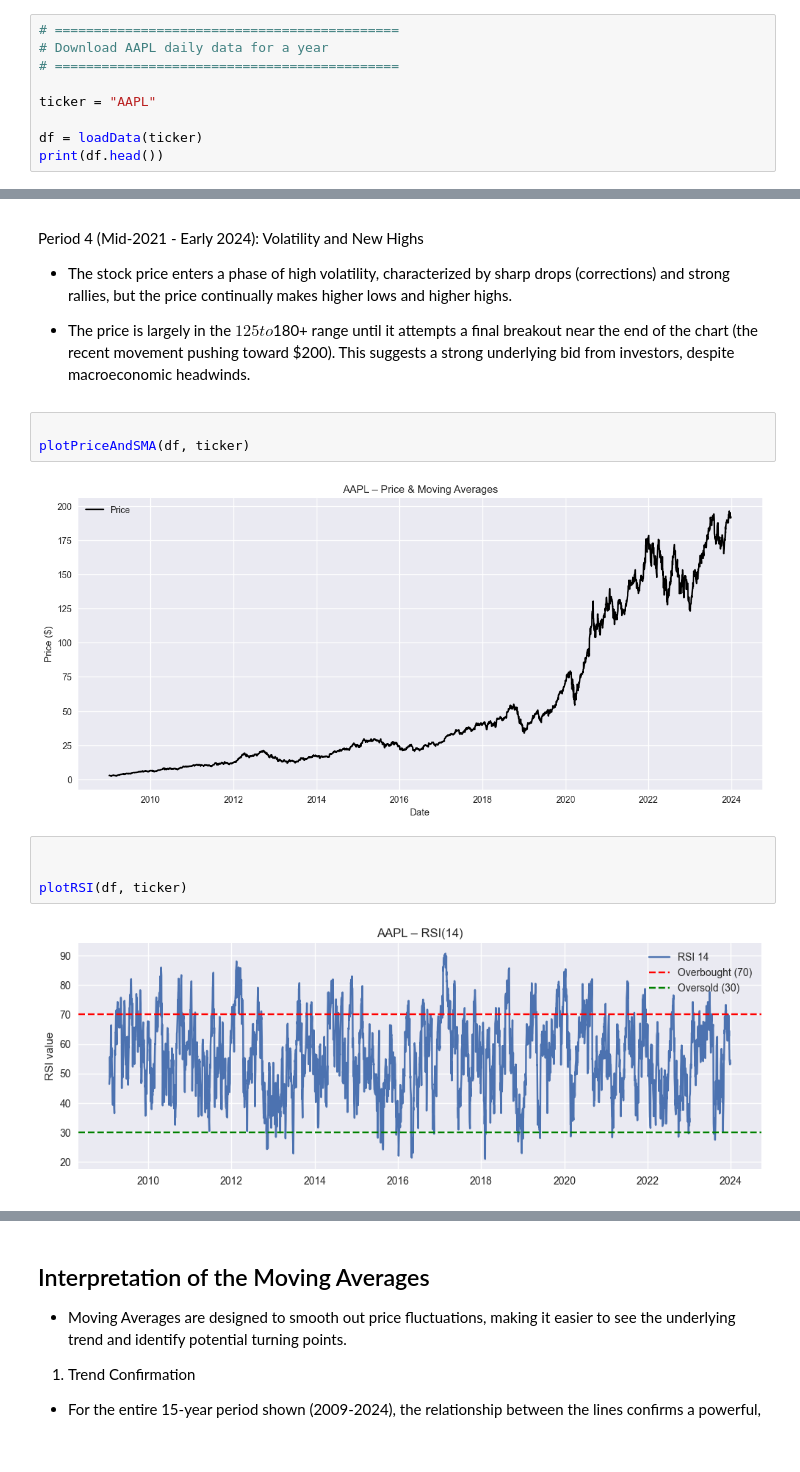
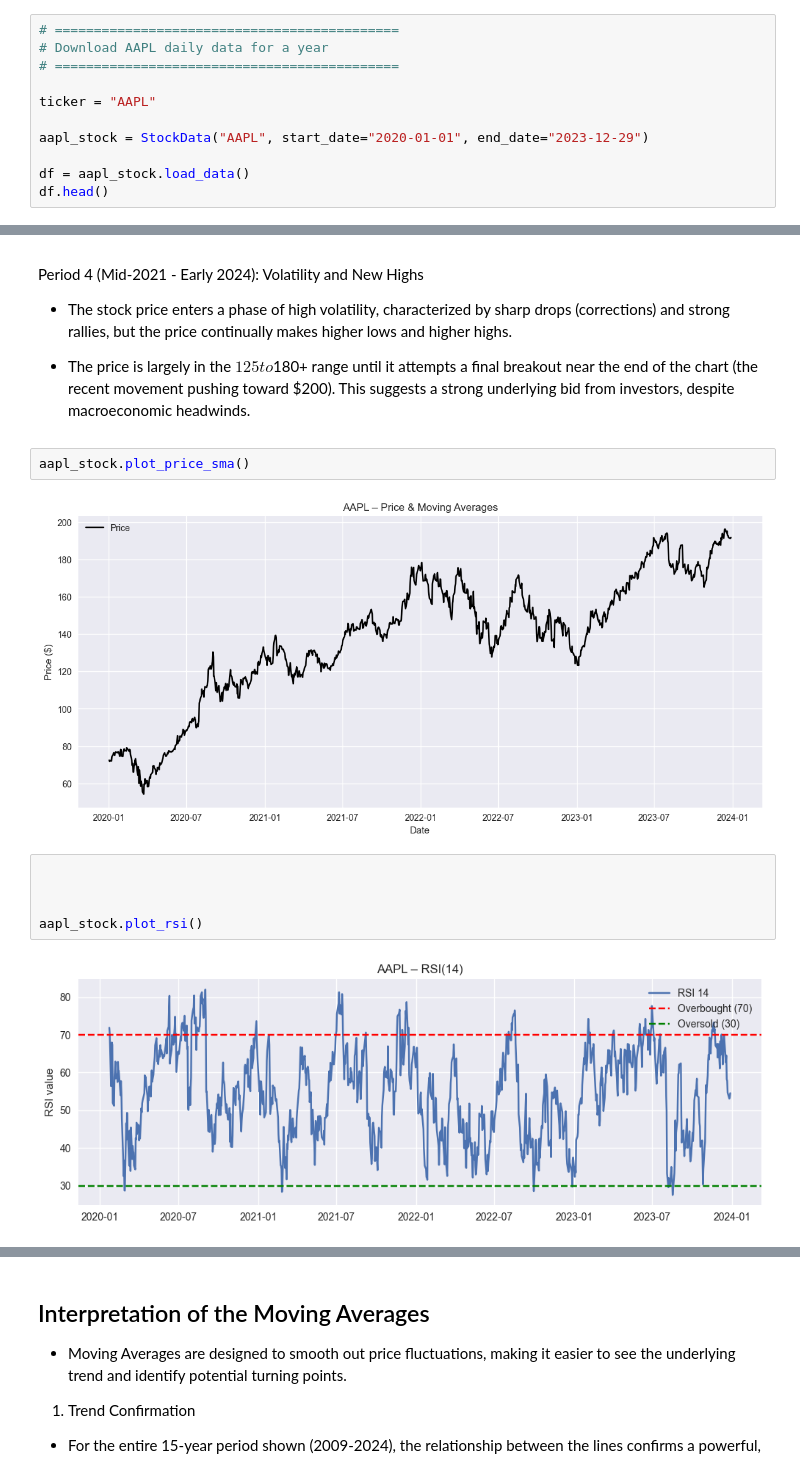
Before and after one commit to birhanu-ma/Financial-Data-Analysis, a Jupyter notebook: notebooks/AAPL.ipynb, the cells around one changed output, grey strips where cells are left out. Cells and saved outputs as stored; diff of their text form.

```diff
--- a/notebooks/AAPL.ipynb
+++ b/notebooks/AAPL.ipynb
@@ -29,6 +19,8 @@ plt.rcParams["figure.figsize"] = (12, 6)
 
 ticker = "AAPL"
 
-df = loadData(ticker)
-print(df.head())
+aapl_stock = StockData("AAPL", start_date="2020-01-01", end_date="2023-12-29")
+
+df = aapl_stock.load_data()
+df.head()
 # %% [output]
@@ -228,14 +223,14 @@ Period 4 (Mid-2021 - Early 2024): Volatility and New Highs
 
 - The price is largely in the $125 to $180+ range until it attempts a final breakout near the end of the chart (the recent movement pushing toward $200). This suggests a strong underlying bid from investors, despite macroeconomic headwinds.
 # %%
-
-plotPriceAndSMA(df, ticker)
+aapl_stock.plot_price_sma()
 # %% [output]
-[figure, old version]
+[figure, new version]
 # %%
 
 
-plotRSI(df, ticker)
+
+aapl_stock.plot_rsi()
 # %% [output]
-[figure, old version]
+[figure, new version]
 # %%
```
Also changed, not shown: parts of 9 cells of this notebook, 5 other files.
